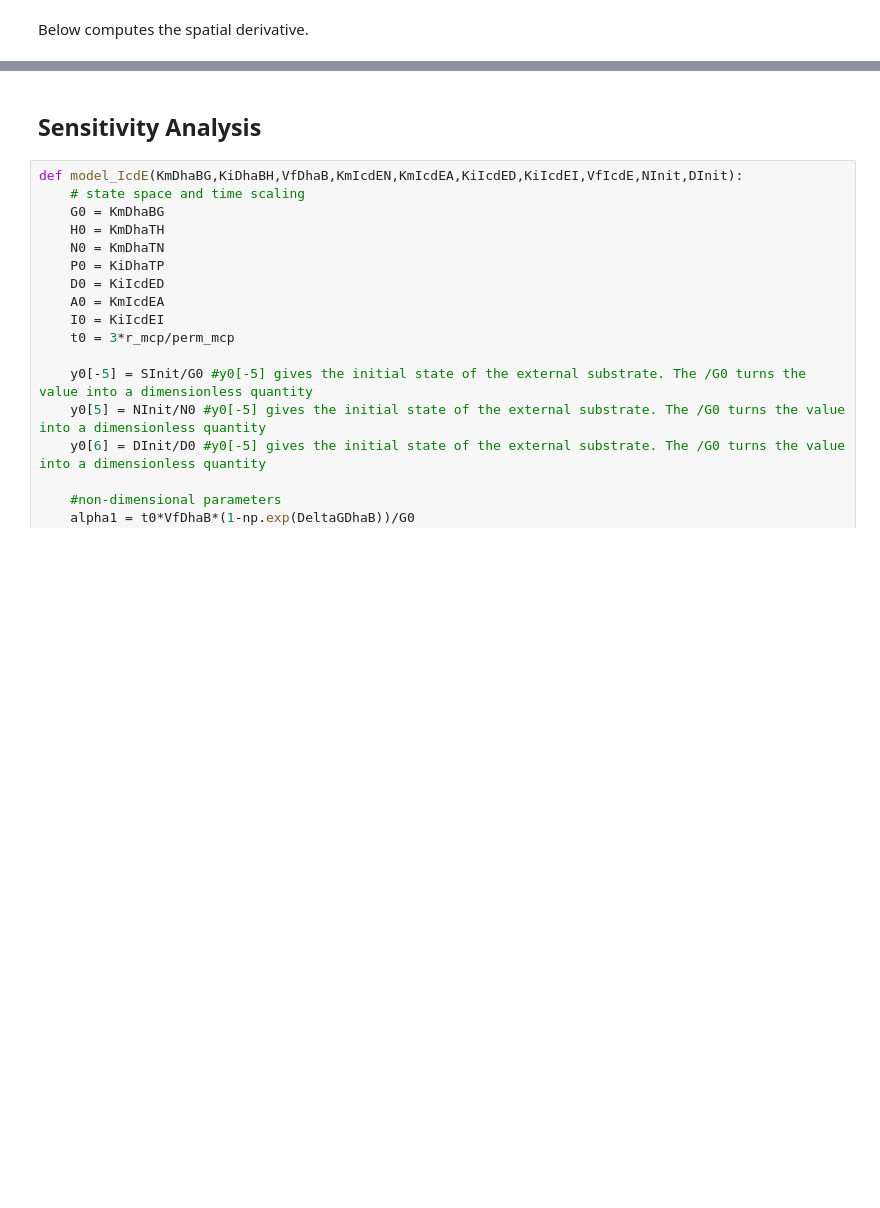
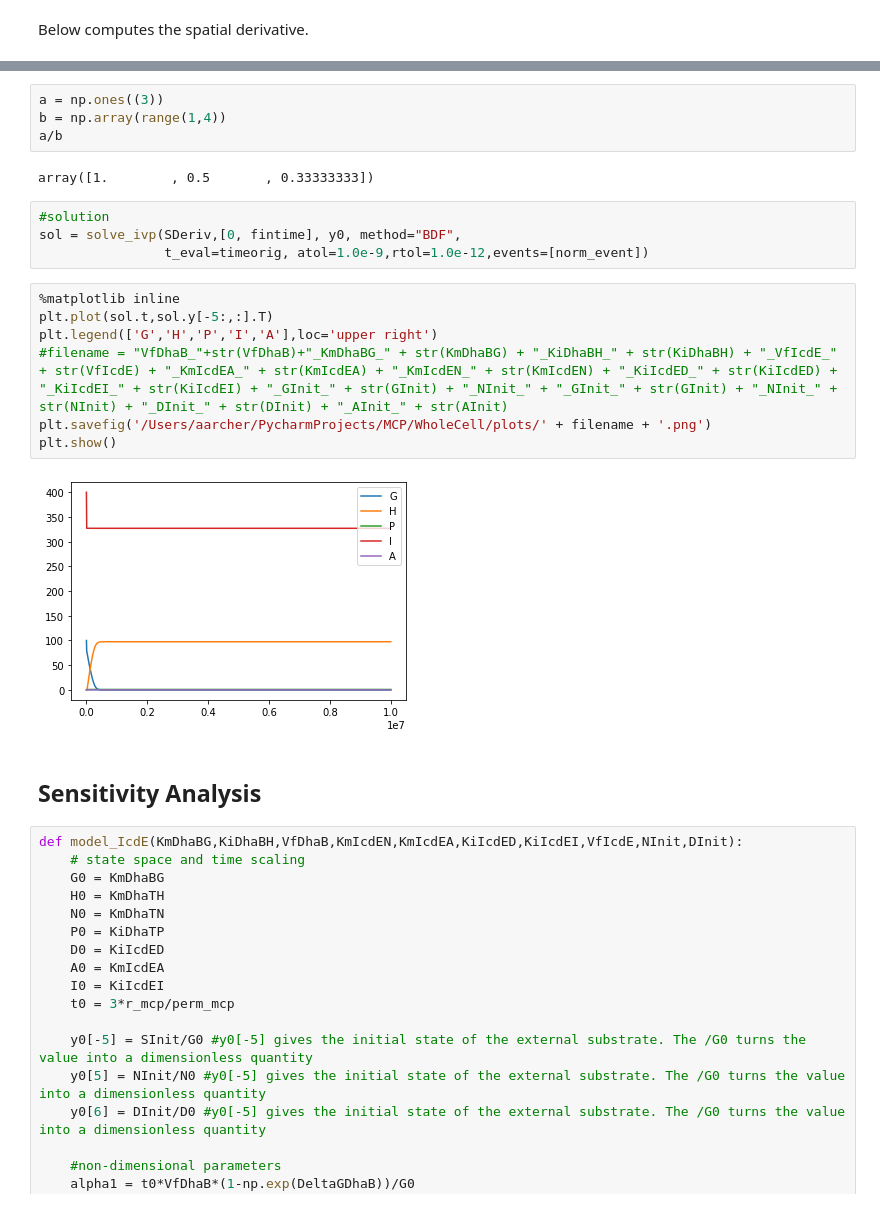
Before and after one commit to aarcher07/MCP, a Jupyter notebook: WholeCell/Whole_Cell_Engineered_System_IcdE.ipynb, the cells around one changed output, grey strips where cells are left out. Cells and saved outputs as stored; diff of their text form; blank space fills up the shorter version.

```diff
--- a/WholeCell/Whole_Cell_Engineered_System_IcdE.ipynb
+++ b/WholeCell/Whole_Cell_Engineered_System_IcdE.ipynb
@@ -217,3 +466,22 @@ plt.show()
+# %%
+a = np.ones((3))
+b = np.array(range(1,4))
+a/b
+# %% [output]
+array([1.        , 0.5       , 0.33333333])
+# %%
+#solution
+sol = solve_ivp(SDeriv,[0, fintime], y0, method="BDF",
+                t_eval=timeorig, atol=1.0e-9,rtol=1.0e-12,events=[norm_event])
+# %%
+%matplotlib inline
+plt.plot(sol.t,sol.y[-5:,:].T)
+plt.legend(['G','H','P','I','A'],loc='upper right')
+#filename = "VfDhaB_"+str(VfDhaB)+"_KmDhaBG_" + str(KmDhaBG) + "_KiDhaBH_" + str(KiDhaBH) + "_VfIcdE_"  + str(VfIcdE) + "_KmIcdEA_" + str(KmIcdEA) + "_KmIcdEN_" + str(KmIcdEN) + "_KiIcdED_" + str(KiIcdED) + "_KiIcdEI_" + str(KiIcdEI) + "_GInit_" + str(GInit) + "_NInit_" + "_GInit_" + str(GInit) + "_NInit_" + str(NInit) + "_DInit_" + str(DInit) + "_AInit_" + str(AInit)
+plt.savefig('/Users/aarcher/PycharmProjects/MCP/WholeCell/plots/' + filename + '.png')
+plt.show()
+# %% [output]
+[figure, added]
 # %% [markdown]
 ## Sensitivity Analysis
 # %%
```
Also changed, not shown: parts of 22 cells of this notebook, 1 other file.
